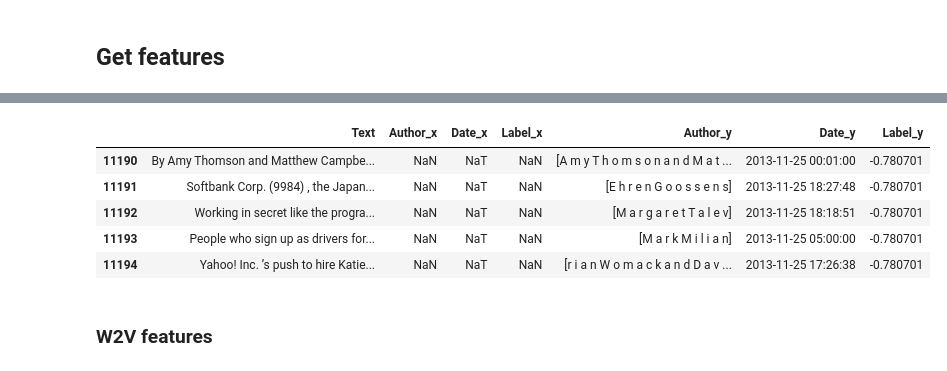
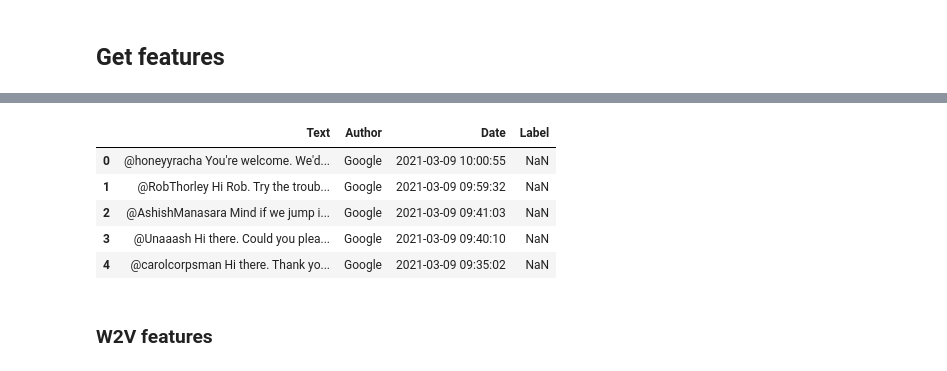
Before and after one commit to LouisRouss/PIE, a Jupyter notebook: Yann/notebooks/Testing packages.ipynb, the cells around one changed output, grey strips where cells are left out. Saved outputs shown, nothing was run; the diff lists cells and outputs as text; code cells hidden in the pictures.

```diff
--- a/Yann/notebooks/Testing packages.ipynb
+++ b/Yann/notebooks/Testing packages.ipynb
@@ -236,12 +265,12 @@ KeyError: 'google'
 # %%
-data_dict["google"].tail(5)
+data_dict["google"].head(5)
 # %% [output]
-|  | Text | Author_x | Date_x | Label_x | Author_y | Date_y | Label_y |
-| 11190 | By Amy Thomson and Matthew Campbe... | NaN | NaT | NaN | [A m y T h o m s o n a n d M a t ... | 2013-11-25 00:01:00 | -0.780701 |
-| 11191 | Softbank Corp. (9984) , the Japan... | NaN | NaT | NaN | [E h r e n G o o s s e n s] | 2013-11-25 18:27:48 | -0.780701 |
-| 11192 | Working in secret like the progra... | NaN | NaT | NaN | [M a r g a r e t T a l e v] | 2013-11-25 18:18:51 | -0.780701 |
-| 11193 | People who sign up as drivers for... | NaN | NaT | NaN | [M a r k M i l i a n] | 2013-11-25 05:00:00 | -0.780701 |
-| 11194 | Yahoo! Inc. ’s push to hire Katie... | NaN | NaT | NaN | [r i a n W o m a c k a n d D a v ... | 2013-11-25 17:26:38 | -0.780701 |
+|  | Text | Author | Date | Label |
+| 0 | @honeyyracha You're welcome. We'd... | Google | 2021-03-09 10:00:55 | NaN |
+| 1 | @RobThorley Hi Rob. Try the troub... | Google | 2021-03-09 09:59:32 | NaN |
+| 2 | @AshishManasara Mind if we jump i... | Google | 2021-03-09 09:41:03 | NaN |
+| 3 | @Unaaash Hi there. Could you plea... | Google | 2021-03-09 09:40:10 | NaN |
+| 4 | @carolcorpsman Hi there. Thank yo... | Google | 2021-03-09 09:35:02 | NaN |
 # %% [markdown]
 ### W2V features
 # %%
```
Also changed, not shown: parts of 8 cells of this notebook, 3 other files.
